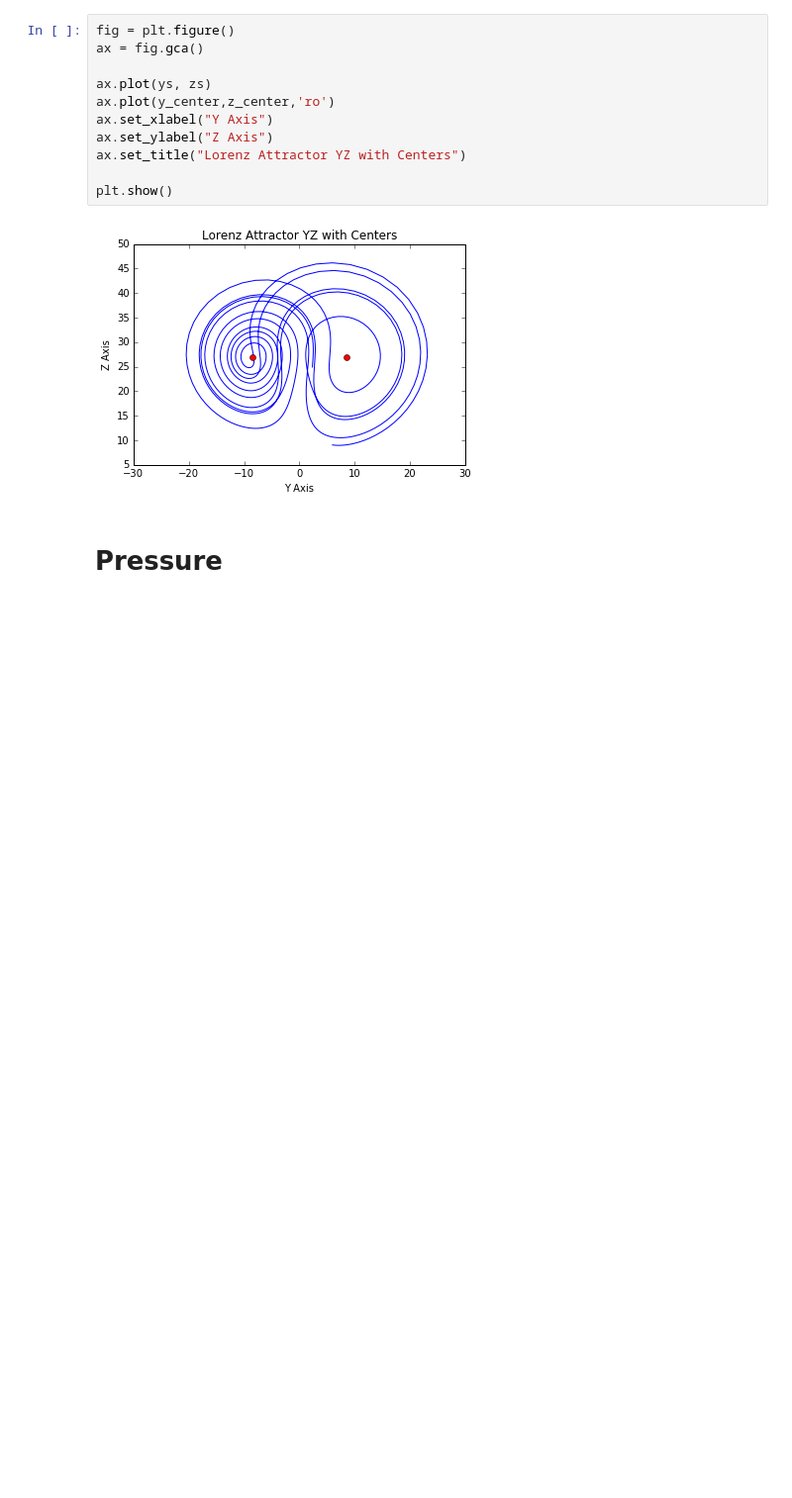
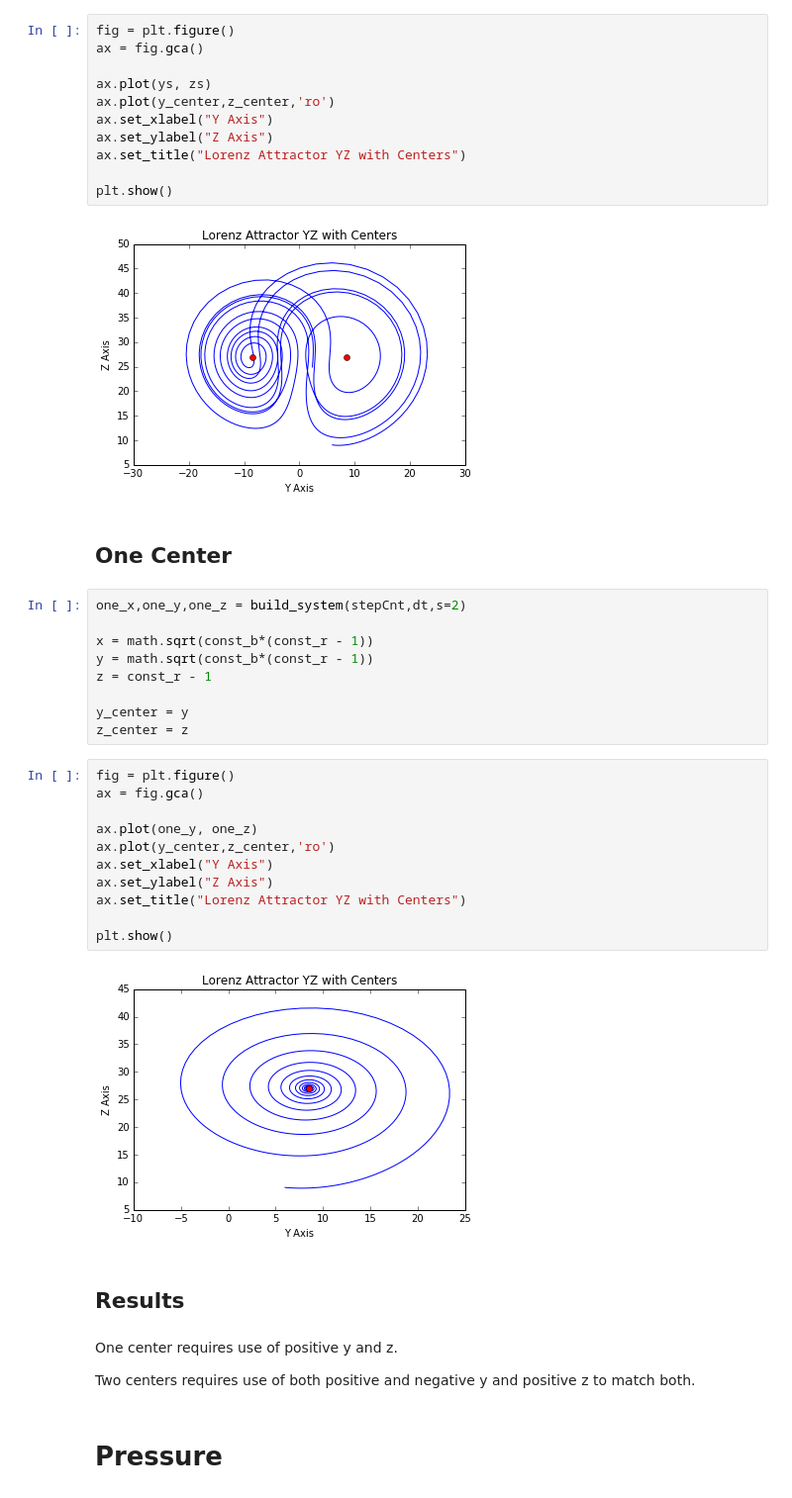
Before and after one commit to bi3mer/WeatherForecasting, a Jupyter notebook: Lorenz Simulation.ipynb, the cells around one changed output. Shown: that part at 99% size. Cells and saved outputs as stored; diff of their text form; blank space fills up the shorter version.

```diff
--- a/Lorenz Simulation.ipynb
+++ b/Lorenz Simulation.ipynb
@@ -168,6 +153,36 @@ ax.set_title("Lorenz Attractor YZ with Centers")
 plt.show()
 # %% [output]
 [figure]
+# %% [markdown]
+## One Center
+# %%
+one_x,one_y,one_z = build_system(stepCnt,dt,s=2)
+
+x = math.sqrt(const_b*(const_r - 1))
+y = math.sqrt(const_b*(const_r - 1))
+z = const_r - 1
+
+y_center = y
+z_center = z
+# %%
+fig = plt.figure()
+ax = fig.gca()
+
+ax.plot(one_y, one_z)
+ax.plot(y_center,z_center,'ro')
+ax.set_xlabel("Y Axis")
+ax.set_ylabel("Z Axis")
+ax.set_title("Lorenz Attractor YZ with Centers")
+
+plt.show()
+# %% [output]
+[figure, added]
+# %% [markdown]
+## Results
+# %% [markdown]
+One center requires use of positive y and z.
+
+Two centers requires use of both positive and negative y and positive z to match both.
 # %% [markdown]
 # Pressure
 # %%
```
Also changed, not shown: parts of 23 cells of this notebook.
